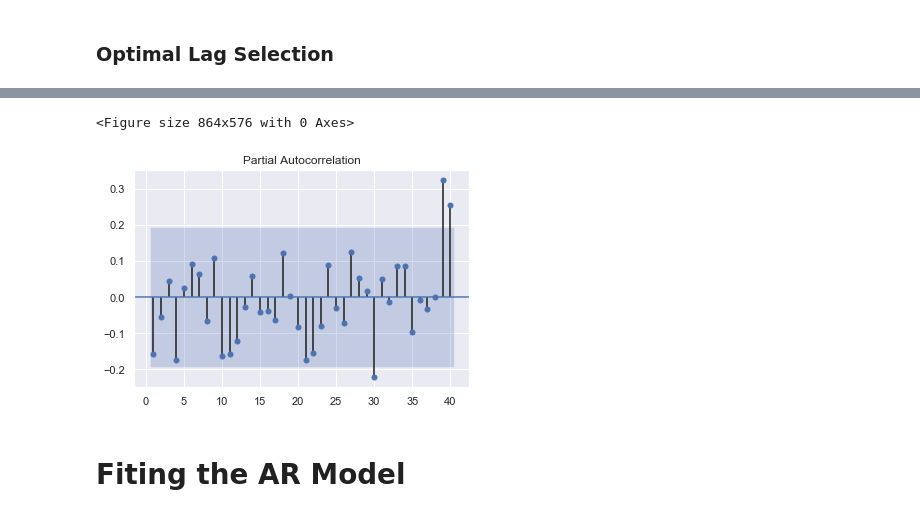
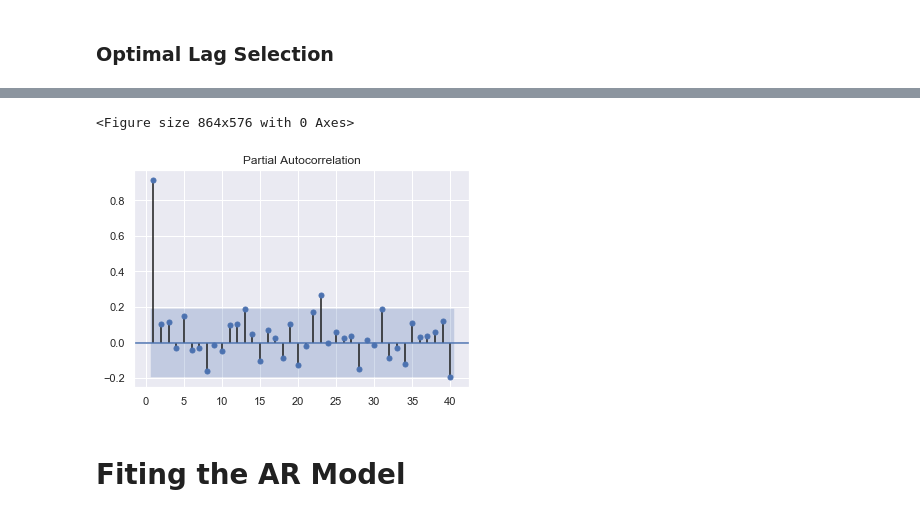
Before and after one commit to DataEcon/Springboard, a Jupyter notebook: Capstone Project Two/Code/Modeling 1.ipynb, the cells around one changed output, grey strips where cells are left out. Saved outputs shown, nothing was run; the diff lists cells and outputs as text; code cells hidden in the pictures.

```diff
--- a/Capstone Project Two/Code/Modeling 1.ipynb
+++ b/Capstone Project Two/Code/Modeling 1.ipynb
@@ -67,12 +98,12 @@ from statsmodels.graphics.tsaplots import plot_acf, plot_pacf
 # %%
 # PACF of differenced data
 
 plt.figure(figsize = (12, 8))
-plot_pacf(train_data.first_diff_adj_stock, lags = 40, zero = False, method = ('ols'))
+plot_pacf(train_data.adjusted_close, lags = 40, zero = False, method = ('ols'))
 plt.show()
 # %% [output]
 <Figure size 864x576 with 0 Axes>
-[figure, old version]
+[figure, new version]
 # %% [markdown]
 # Fiting the AR Model
 # %%
```
Also changed, not shown: parts of 32 cells of this notebook, 2 other files.
